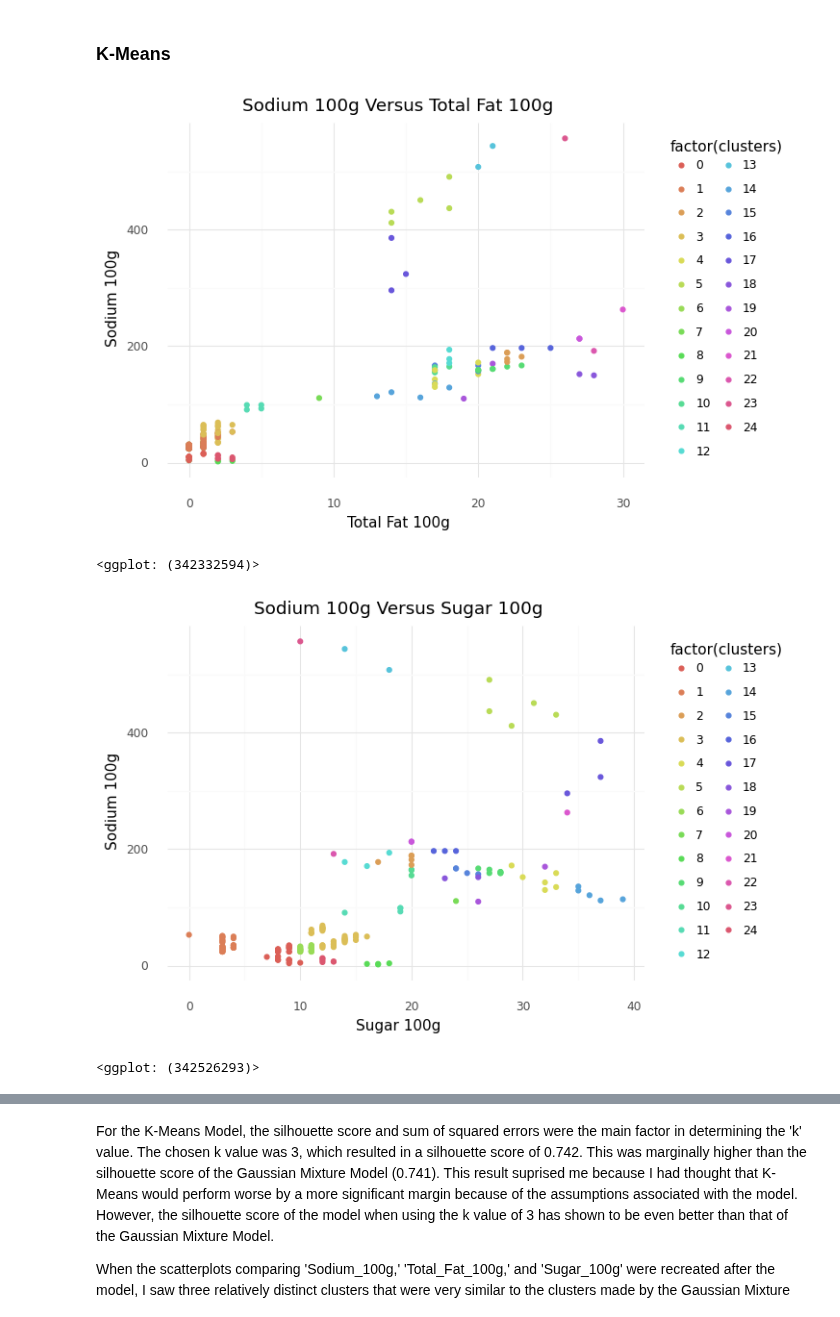
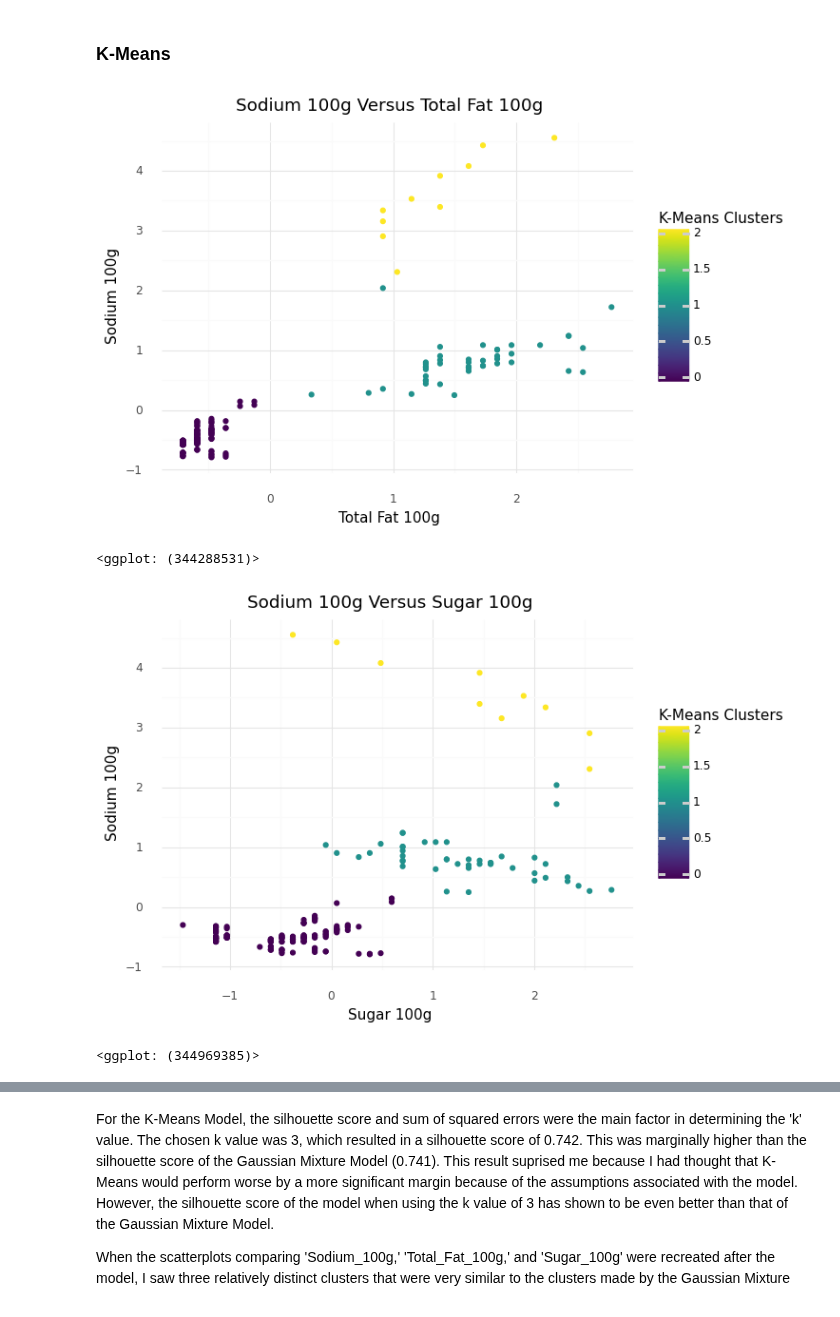
Before and after one commit to min-is/Chapman-University, a Jupyter notebook: CPSC 392 - Data Science/Projects/Min - Project 2.ipynb, the cells around one changed output, grey strips where cells are left out. Drawn from its saved outputs; the diff is of its cells as text; code cells hidden in the pictures.

```diff
--- a/CPSC 392 - Data Science/Projects/Min - Project 2.ipynb
+++ b/CPSC 392 - Data Science/Projects/Min - Project 2.ipynb
@@ -184,10 +184,10 @@ theme_minimal() + labs(title = "Silhouette Score for Different Ks"))
 km = KMeans(n_clusters = 3)
 km.fit(X)
 
-km_donuts = km.predict(X)
-X["clusters"] = km_donuts
+km_clusters = km.predict(X)
+X["K-Means Clusters"] = km_clusters
 
-print(silhouette_score(X[features], km_donuts))
+print(silhouette_score(X[features], km_clusters))
 # %% [output]
 0.7422190230687878
 # %% [markdown]
@@ -239,18 +239,18 @@ When evaluating all of the scatter plots, the following trends appeared: donuts
 # %% [markdown]
 ### K-Means
 # %%
-(ggplot(df, aes(x = "Total_Fat_100g", y = "Sodium_100g", color = "factor(clusters)")) +
+(ggplot(X, aes(x = "Total_Fat_100g", y = "Sodium_100g", color = "K-Means Clusters")) +
 geom_point() + theme_minimal() + ggtitle('Sodium 100g Versus Total Fat 100g') +
 labs(x = 'Total Fat 100g',y = 'Sodium 100g'))
 # %% [output]
-[figure, old version]
+[figure, new version]
-<ggplot: (342332594)>
+<ggplot: (344288531)>
 # %%
-(ggplot(df, aes(x = "Sugar_100g", y = "Sodium_100g")) +
-geom_point(aes(color = "factor(clusters)")) + theme_minimal() +
+(ggplot(X, aes(x = "Sugar_100g", y = "Sodium_100g")) +
+geom_point(aes(color = "K-Means Clusters")) + theme_minimal() +
 ggtitle('Sodium 100g Versus Sugar 100g') + labs(x = 'Sugar 100g',
 y = 'Sodium 100g'))
 # %% [output]
-[figure, old version]
+[figure, new version]
-<ggplot: (342526293)>
+<ggplot: (344969385)>
 # %%
```
Also changed, not shown: parts of 11 cells of this notebook, 1 other file.
